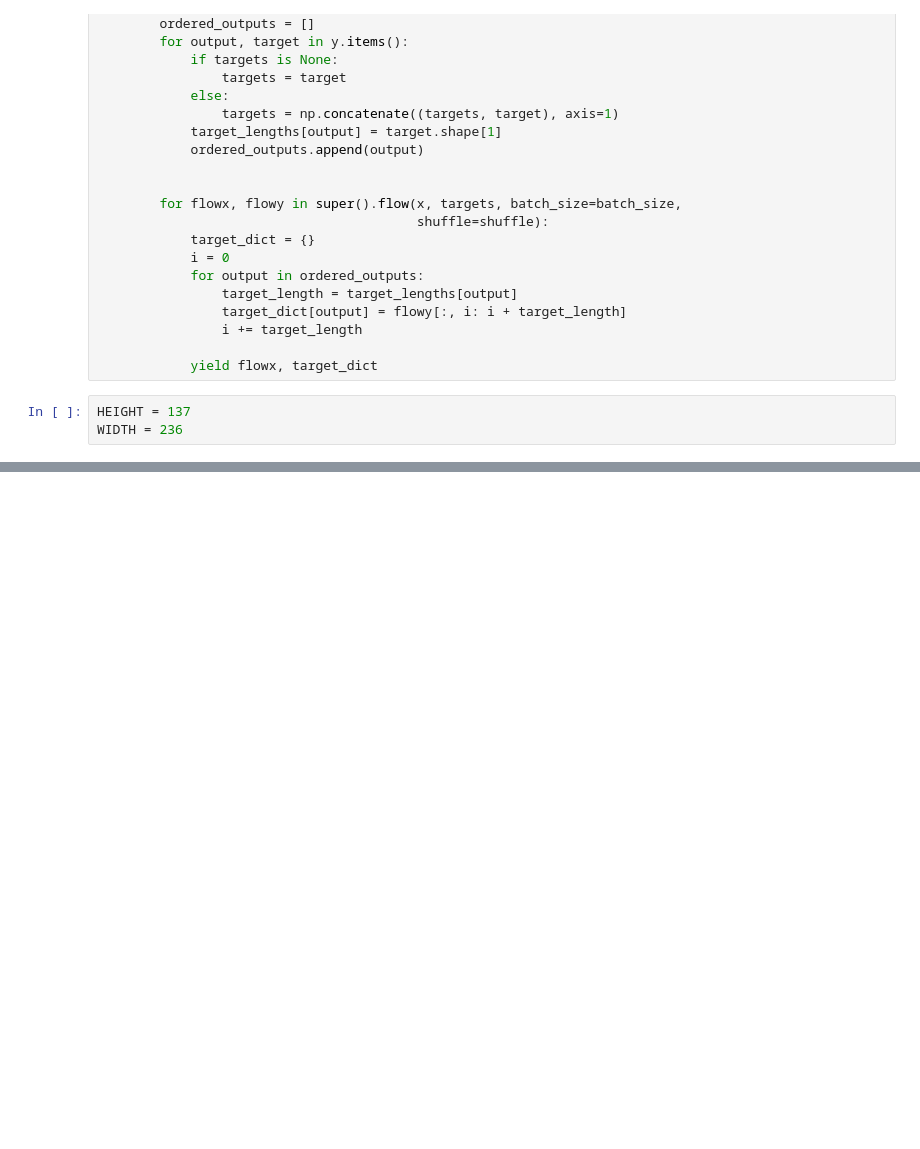
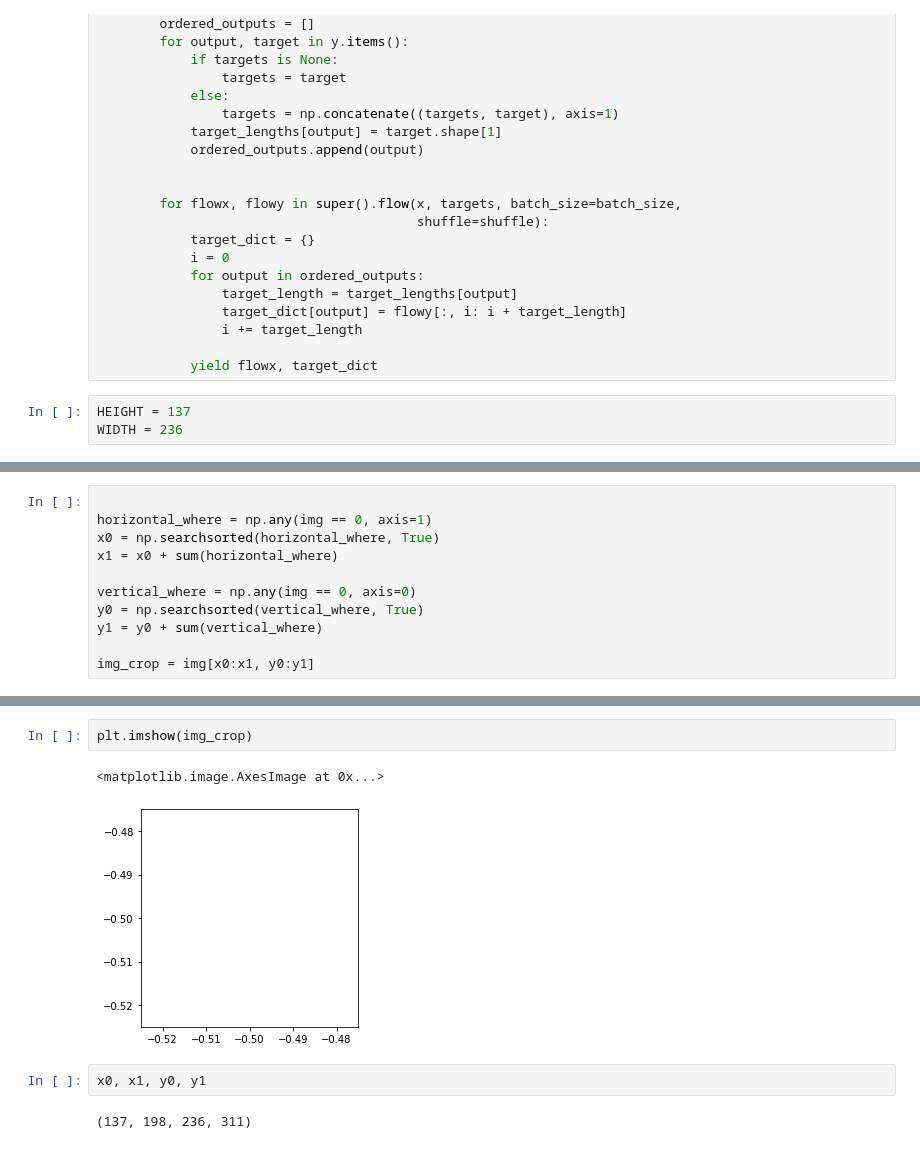
Before and after one commit to rasmusjust91/BengalICharacterRecognition, a Jupyter notebook: notebooks/model_exploration.ipynb, the cells around one changed output, grey strips where cells are left out. Saved outputs shown, nothing was run; the diff lists cells and outputs as text; blank space fills up the shorter version.

```diff
--- a/notebooks/model_exploration.ipynb
+++ b/notebooks/model_exploration.ipynb
@@ -153,0 +167,11 @@ WIDTH = 236
+# %%
+
+horizontal_where = np.any(img == 0, axis=1)
+x0 = np.searchsorted(horizontal_where, True)
+x1 = x0 + sum(horizontal_where)
+
+vertical_where = np.any(img == 0, axis=0)
+y0 = np.searchsorted(vertical_where, True)
+y1 = y0 + sum(vertical_where)
+
+img_crop = img[x0:x1, y0:y1]
@@ -153,0 +184,9 @@ WIDTH = 236
+# %%
+plt.imshow(img_crop)
+# %% [output]
+<matplotlib.image.AxesImage at 0x...>
+[figure, added]
+# %%
+x0, x1, y0, y1
+# %% [output]
+(137, 198, 236, 311)
```
Also changed, not shown: parts of 8 cells of this notebook, 1 other file.
